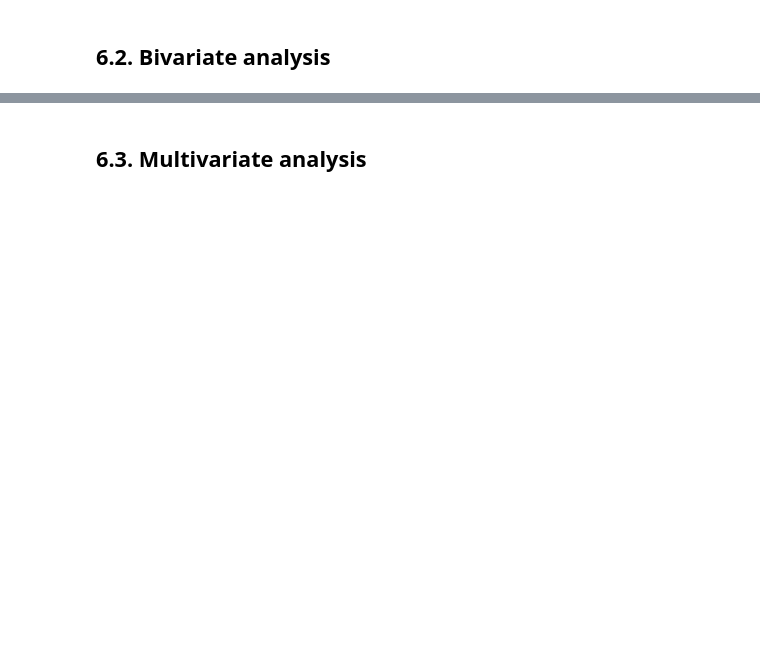
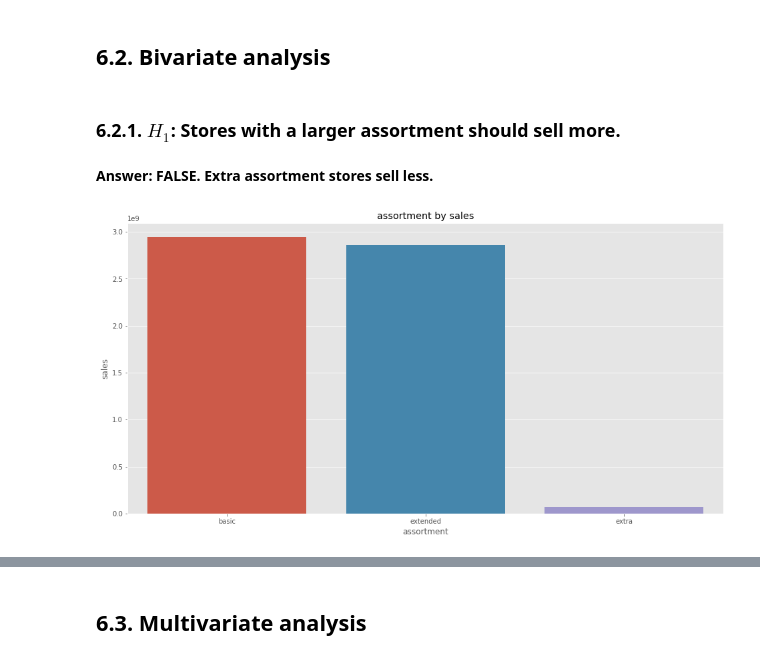
Before and after one commit to Emersonmiady/data-science-em-producao, a Jupyter notebook: rossman_store_sales.ipynb, the cells around one changed output, grey strips where cells are left out. Drawn from its saved outputs; the diff is of its cells as text; code cells hidden in the pictures; blank space fills up the shorter version.

```diff
--- a/rossman_store_sales.ipynb
+++ b/rossman_store_sales.ipynb
@@ -133,6 +134,33 @@ def plot_countplot_and_sales_kdeplot(var, df):
                  fontsize=16)
     plt.legend()
     plt.show()
+
+def group_sales_by(variables, df):
+    '''
+    Just group the sales by some variables on a given list
+    and return the modified dataframe.
+    '''
+    vars_with_sales = ['sales']
+
+    for var in variables:
+        vars_with_sales.append(var)
+
+    aux_df = df[vars_with_sales].groupby(variables).sum().reset_index()
+    return aux_df
+
+def show_barplot(x, y, df, rotation=None, size=None):
+    '''
+    Show a simple barplot.
+    '''
+    if size != None:
+        plt.figure(figsize=size)
+    else:
+        plt.figure(figsize=(16, 8))
+    sns.barplot(x=x, y=y, data=df)
+    plt.title(f'{x} by {y}')
+    if rotation != None:
+        plt.xticks(rotation=rotation)
+    plt.show()
 # %% [markdown]
 ## 2.3. Loading Data
 # %%
@@ -968,2 +996,14 @@ Again, this variable should probably be important for our models.
 # %% [markdown]
 ## 6.2. Bivariate analysis
+# %% [markdown]
+### 6.2.1. $H_1$: Stores with a larger assortment should sell more.
+# %% [markdown]
+**Answer: FALSE. Extra assortment stores sell less.**
+# %%
+# Assortment sales df
+h1_df = group_sales_by(['assortment'], df)
+
+# Barplot
+show_barplot('assortment', 'sales', h1_df)
+# %% [output]
+[figure, added]
```
Also changed, not shown: parts of 28 cells of this notebook.
